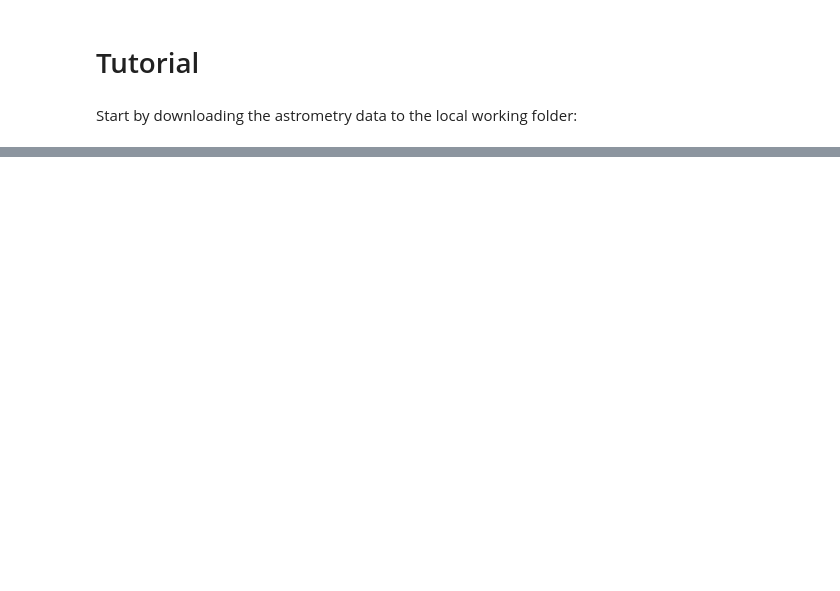
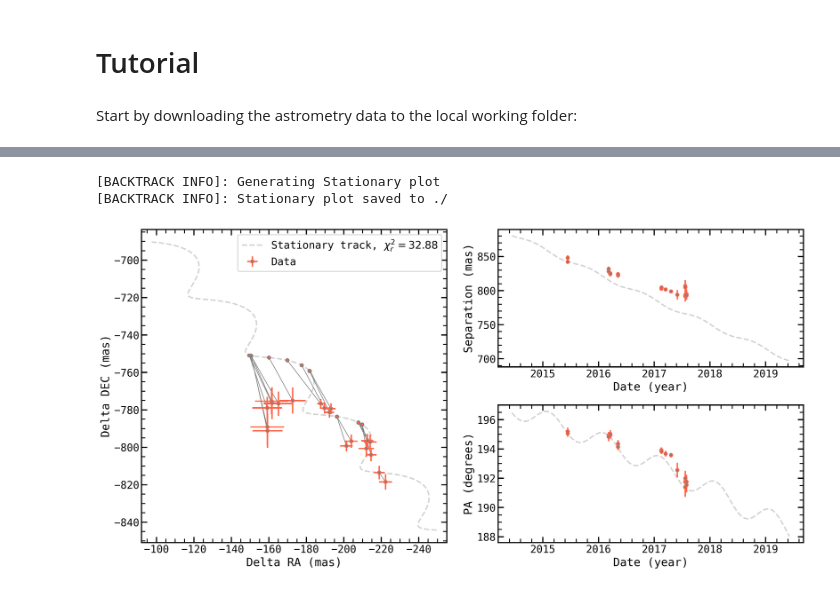
Before and after one commit to wbalmer/backtracks, a Jupyter notebook: docs/tutorial.ipynb, the cells around one changed output, grey strips where cells are left out. Saved outputs shown, nothing was run; the diff lists cells and outputs as text; code cells hidden in the pictures; blank space fills up the shorter version.

Commit message:
Update tutorial. It includes the figures for visualization on the readthedocs, but that increases the size of the notebook file

```diff
--- a/docs/tutorial.ipynb
+++ b/docs/tutorial.ipynb
@@ -36,0 +54,9 @@ INFO: Query finished. [astroquery.utils.tap.core]
+# %%
+fig_stationary = track.generate_stationary_plot(days_backward=1.*365.,
+                                                days_forward=4.*365,
+                                                step_size=10.,
+                                                filepost='.png')
+# %% [output]
+[BACKTRACK INFO]: Generating Stationary plot
+[BACKTRACK INFO]: Stationary plot saved to ./
+[figure, added]
```
Also changed, not shown: parts of 17 cells of this notebook.
